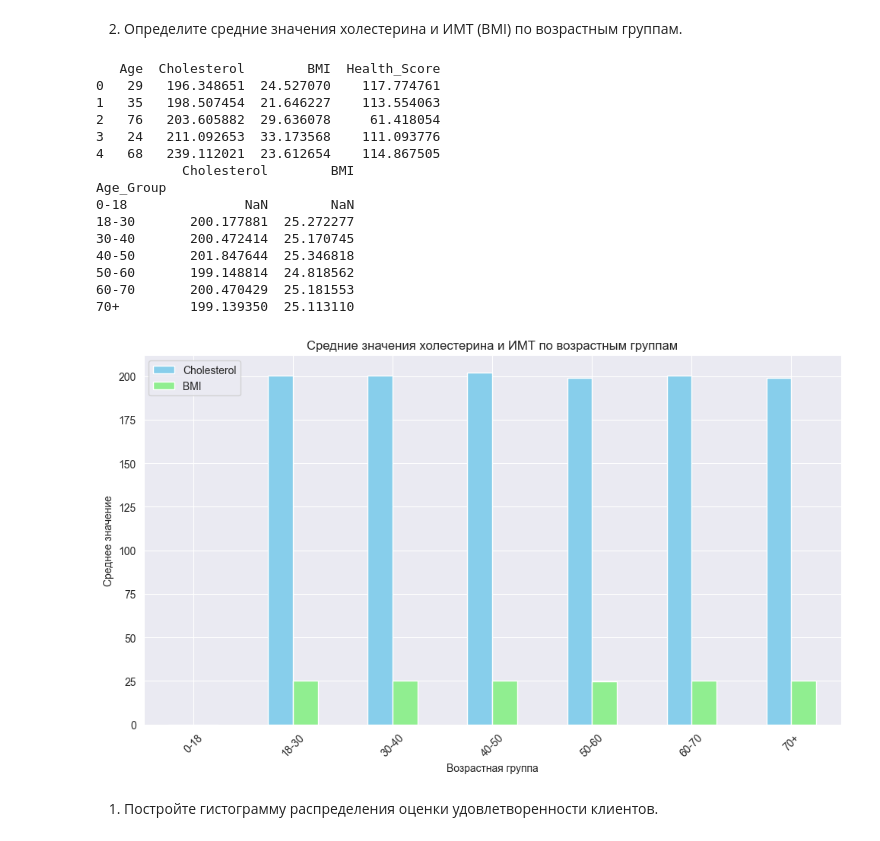
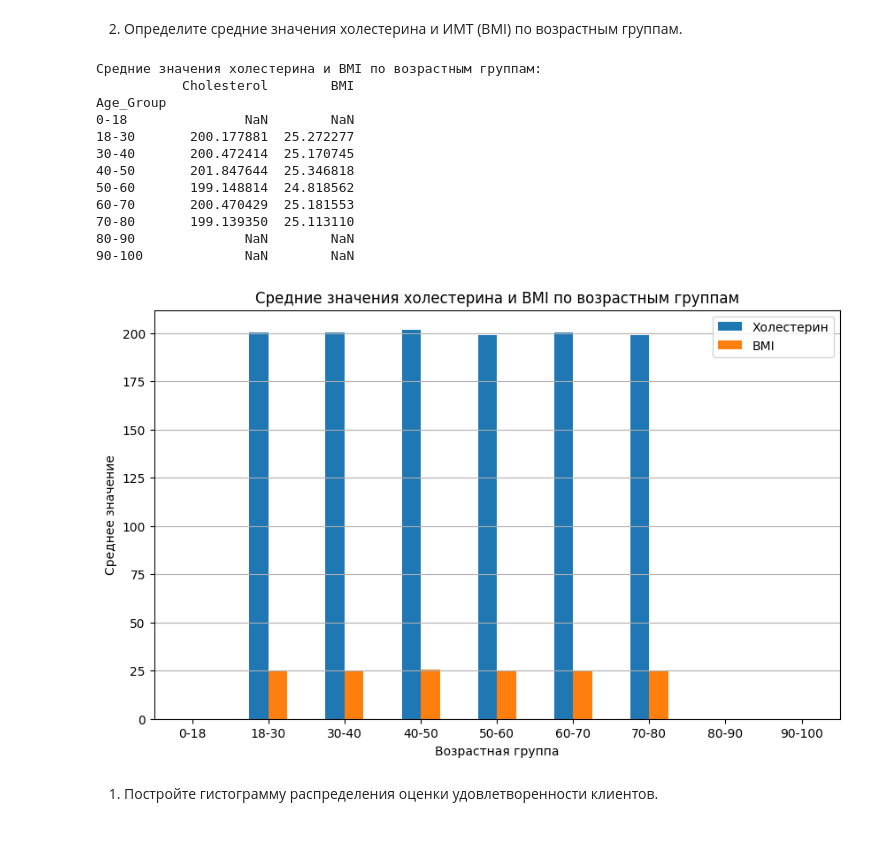
Before and after one commit to matsapkov/tipis-lab3n4, a Jupyter notebook: pythonProject1/lab4/Lab4.ipynb, the cells around one changed output. Cells and saved outputs as stored; diff of their text form; code cells hidden in the pictures.

```diff
--- a/pythonProject1/lab4/Lab4.ipynb
+++ b/pythonProject1/lab4/Lab4.ipynb
@@ -325,45 +327,42 @@ R^2 Score: 0.6867605194179268
 # %%
 import pandas as pd
 import matplotlib.pyplot as plt
 
 data = pd.read_csv('datasets/health_data.csv')
 
-print(data.head())
 
-bins = [0, 18, 30, 40, 50, 60, 70, 100]
-labels = ['0-18', '18-30', '30-40', '40-50', '50-60', '60-70', '70+']
-
+bins = [0, 18, 30, 40, 50, 60, 70, 80, 90, 100]
+labels = ['0-18', '18-30', '30-40', '40-50', '50-60', '60-70', '70-80', '80-90', '90-100']
 data['Age_Group'] = pd.cut(data['Age'], bins=bins, labels=labels, right=False)
 
-grouped_data = data.groupby('Age_Group')[['Cholesterol', 'BMI']].mean()
+# Вычисление средних значений
+group_means = data.groupby('Age_Group', observed=False)[['Cholesterol', 'BMI']].mean()
+print("\nСредние значения холестерина и BMI по возрастным группам:")
+print(group_means)
 
-print(grouped_data)
 
-grouped_data.plot(kind='bar', figsize=(10, 6), color=['skyblue', 'lightgreen'])
-plt.title('Средние значения холестерина и ИМТ по возрастным группам')
+group_means.plot(kind='bar', figsize=(10, 6))
+plt.title('Средние значения холестерина и BMI по возрастным группам')
+plt.ylabel('Среднее значение')
 plt.xlabel('Возрастная группа')
-plt.ylabel('Среднее значение')
-plt.xticks(rotation=45)
-plt.grid(True)
-plt.tight_layout()
+plt.grid(axis='y')
+plt.xticks(rotation=0)
+plt.legend(['Холестерин', 'BMI'])
 plt.show()
 # %% [output]
-   Age  Cholesterol        BMI  Health_Score
-0   29   196.348651  24.527070    117.774761
-1   35   198.507454  21.646227    113.554063
-2   76   203.605882  29.636078     61.418054
-3   24   211.092653  33.173568    111.093776
-4   68   239.112021  23.612654    114.867505
+Средние значения холестерина и BMI по возрастным группам:
            Cholesterol        BMI
 Age_Group
 0-18               NaN        NaN
 18-30       200.177881  25.272277
 30-40       200.472414  25.170745
 40-50       201.847644  25.346818
 50-60       199.148814  24.818562
 60-70       200.470429  25.181553
-70+         199.139350  25.113110
+70-80       199.139350  25.113110
+80-90              NaN        NaN
+90-100             NaN        NaN
-[figure, old version]
+[figure, new version]
 # %% [markdown]
 1. Постройте
 гистограмму
```
Also changed, not shown: parts of 2 cells of this notebook.
